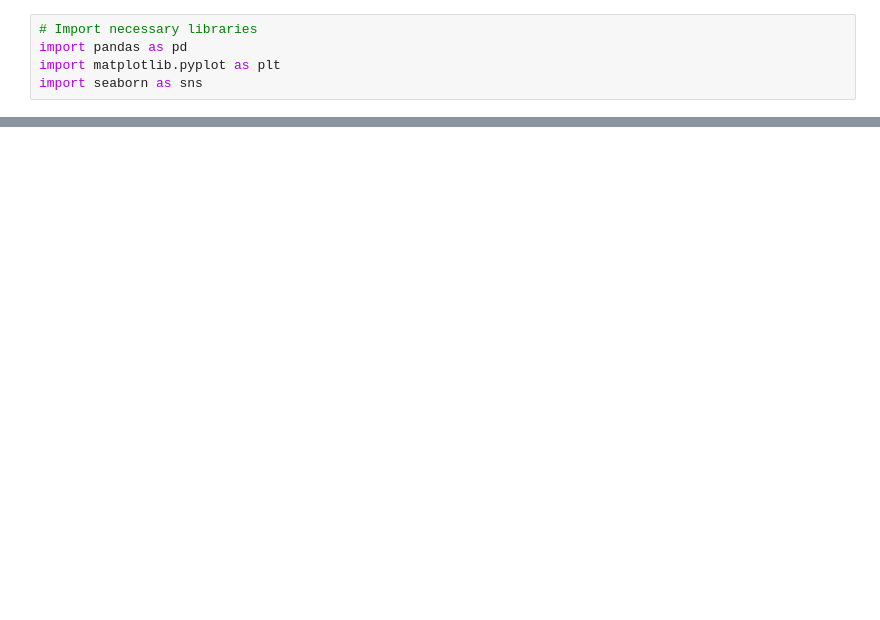
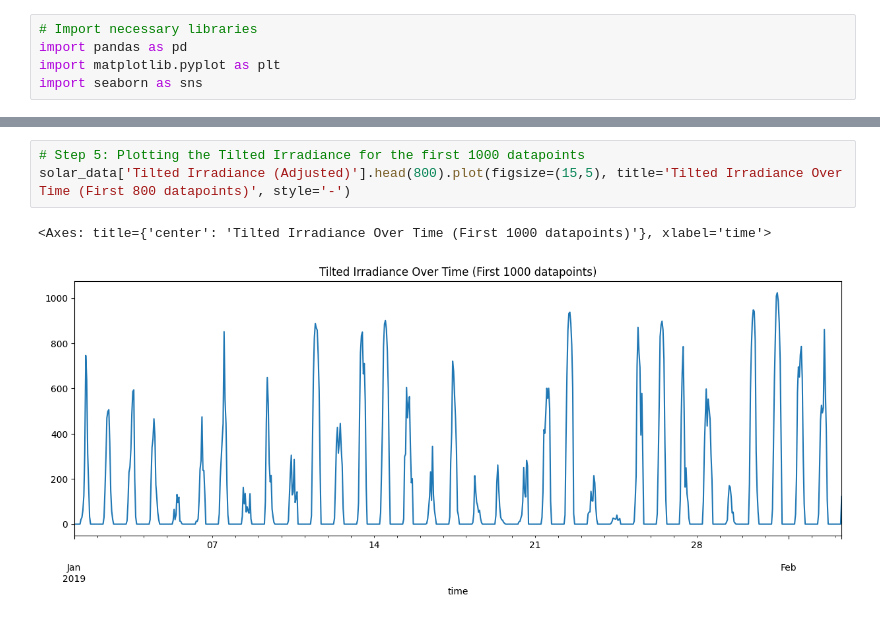
Before and after one commit to giutala/aee_2425, a Jupyter notebook: data_analysis.ipynb, the cells around one changed output, grey strips where cells are left out. Cells and saved outputs as stored; diff of their text form; blank space fills up the shorter version.

```diff
--- a/data_analysis.ipynb
+++ b/data_analysis.ipynb
@@ -162,3 +149,9 @@ Correlation matrix (based on raw minute-by-minute data):
+# %%
+# Step 5: Plotting the Tilted Irradiance for the first 1000 datapoints
+solar_data['Tilted Irradiance (Adjusted)'].head(800).plot(figsize=(15,5), title='Tilted Irradiance Over Time (First 800 datapoints)', style='-')
+# %% [output]
+<Axes: title={'center': 'Tilted Irradiance Over Time (First 1000 datapoints)'}, xlabel='time'>
+[figure, added]
 # %%
 # Check for basic descriptive statistics
 print("\nDescriptive Statistics:")
```
Also changed, not shown: parts of 8 cells of this notebook, 1 other file.
